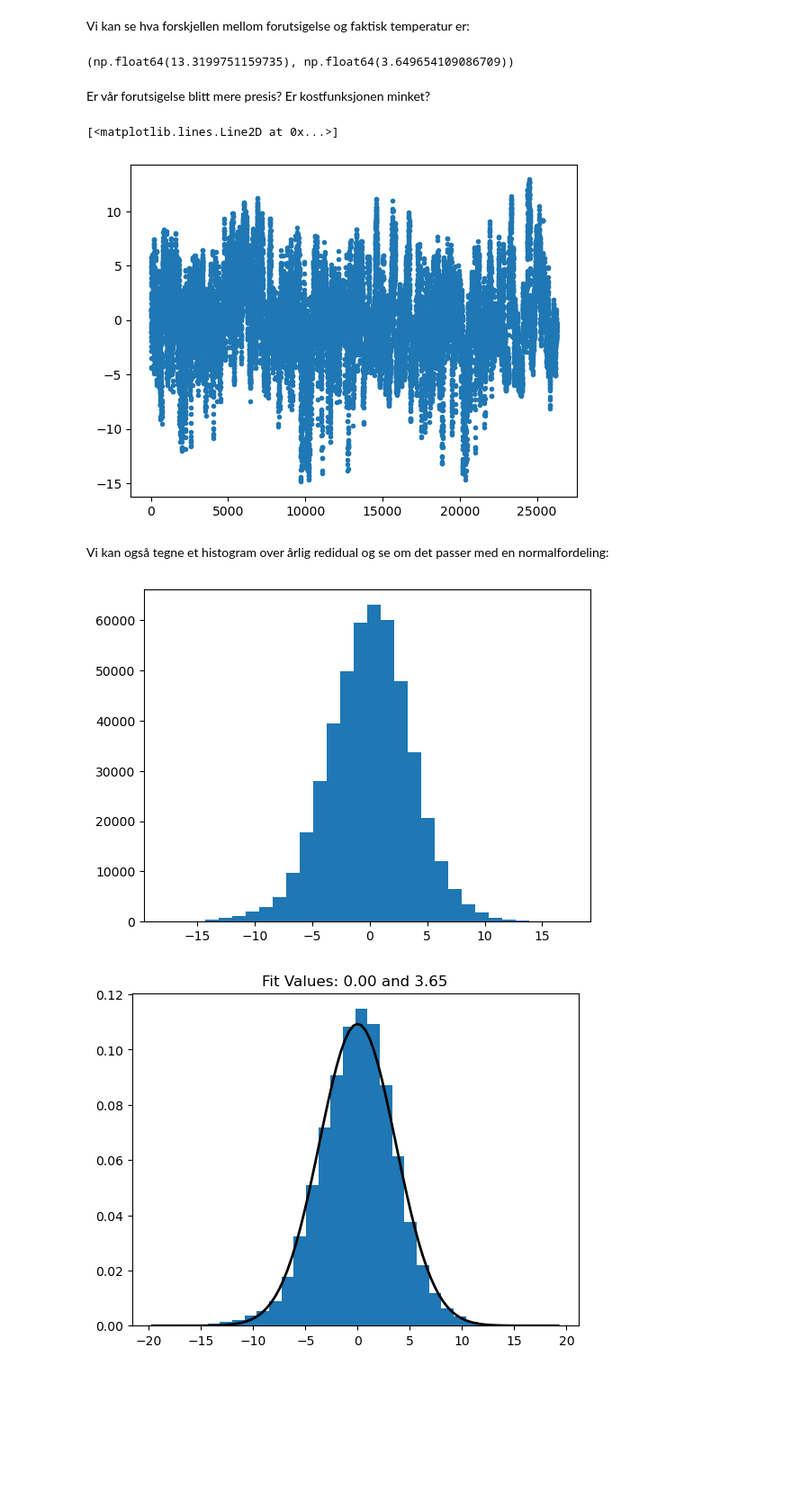
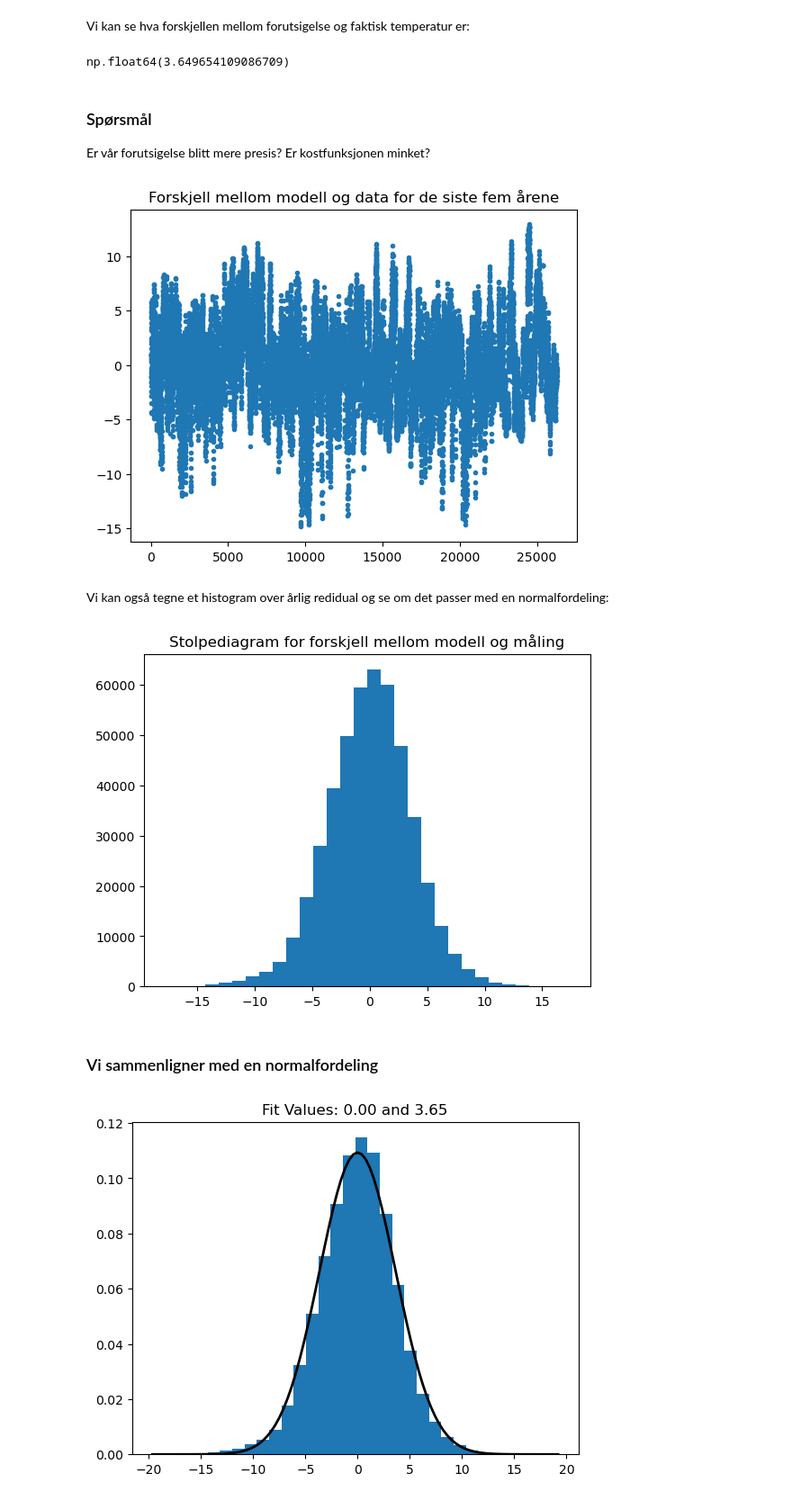
Before and after one commit to mbr085/V26MAT102, a Jupyter notebook: notebooks/uke13/Variasjoner_temperatur.ipynb, the cells around one changed output. Shown at 90% size. Drawn from its saved outputs; the diff is of its cells as text; code cells hidden in the pictures; blank space fills up the shorter version.

```diff
--- a/notebooks/uke13/Variasjoner_temperatur.ipynb
+++ b/notebooks/uke13/Variasjoner_temperatur.ipynb
@@ -129,24 +133,29 @@ Vi kan se hva forskjellen mellom forutsigelse og faktisk temperatur er:
 # %%
 årlig_residual = årlig_forutsigelse - y
 # %%
-np.mean(årlig_residual**2), np.sqrt(np.mean(årlig_residual**2))
+np.sqrt(np.mean(årlig_residual**2))
 # %% [output]
-(np.float64(13.3199751159735), np.float64(3.649654109086709))
+np.float64(3.649654109086709)
 # %% [markdown]
+### Spørsmål
+
 Er vår forutsigelse blitt mere presis? Er kostfunksjonen minket?
 # %%
 plt.plot(årlig_residual[-antall_timer:], '.')
+plt.title('Forskjell mellom modell og data for de siste fem årene');
 # %% [output]
-[<matplotlib.lines.Line2D at 0x...>]
-[figure, old version]
+[figure, new version]
 # %% [markdown]
 Vi kan også tegne et histogram over årlig redidual og se om det passer med en normalfordeling:
 # %%
 plt.hist(årlig_residual, bins=30);
+plt.title('Stolpediagram for forskjell mellom modell og måling');
 # %% [output]
-[figure, old version]
+[figure, new version]
 # %%
 from scipy.stats import norm
+# %% [markdown]
+### Vi sammenligner med en normalfordeling
 # %%
 mu, std = norm.fit(årlig_residual)
 plt.hist(årlig_residual, bins=30, density=True)
```
Also changed, not shown: parts of 13 cells of this notebook, 1 other file.
